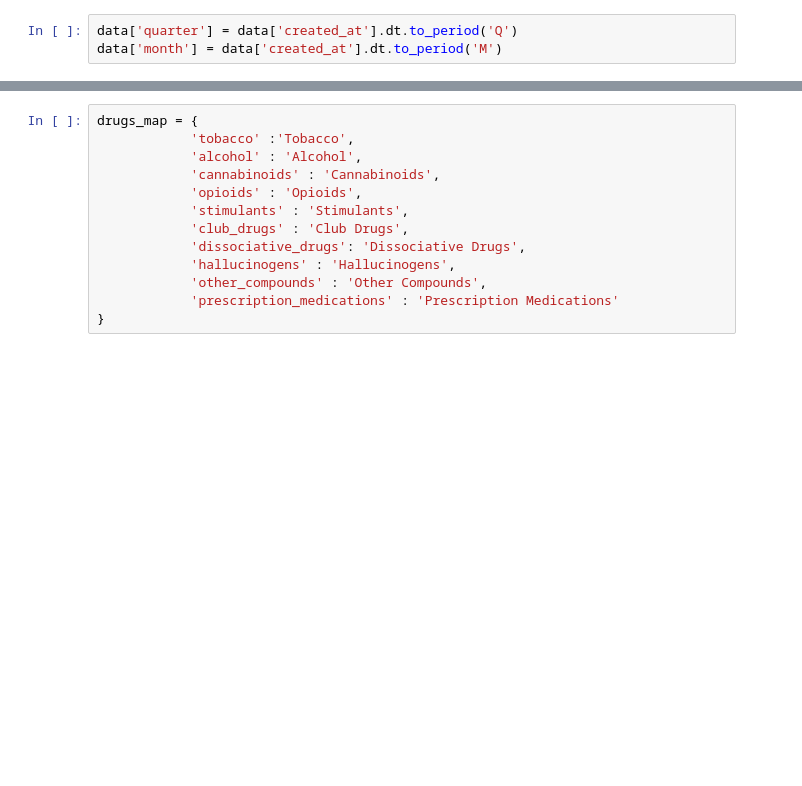
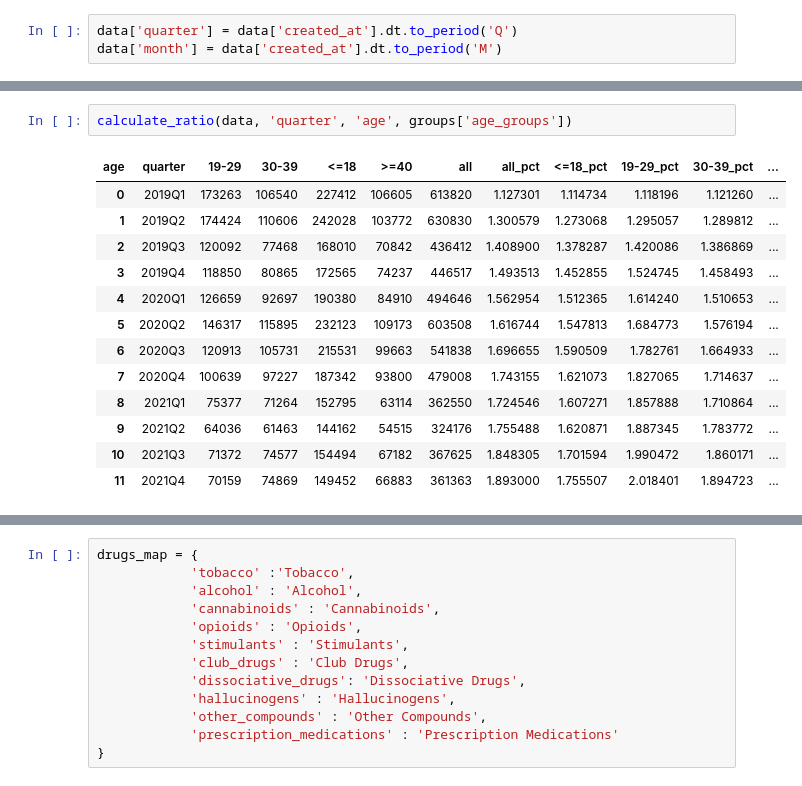
Before and after one commit to JulinaM/DemographicAnalysis, a Jupyter notebook: trend_analysis.ipynb, the cells around one changed output, grey strips where cells are left out. Cells and saved outputs as stored; diff of their text form; blank space fills up the shorter version.

```diff
--- a/trend_analysis.ipynb
+++ b/trend_analysis.ipynb
@@ -443 +485,17 @@ def prepare_grouped_data(data, period, columns, drug_type=None):
     return groups, grouped_data
+# %%
+calculate_ratio(data, 'quarter', 'age', groups['age_groups'])
+# %% [output]
+| age | quarter | 19-29 | 30-39 | <=18 | >=40 | all | all_pct | <=18_pct | 19-29_pct | 30-39_pct | ... |
+| 0 | 2019Q1 | 173263 | 106540 | 227412 | 106605 | 613820 | 1.127301 | 1.114734 | 1.118196 | 1.121260 | ... |
+| 1 | 2019Q2 | 174424 | 110606 | 242028 | 103772 | 630830 | 1.300579 | 1.273068 | 1.295057 | 1.289812 | ... |
+| 2 | 2019Q3 | 120092 | 77468 | 168010 | 70842 | 436412 | 1.408900 | 1.378287 | 1.420086 | 1.386869 | ... |
+| 3 | 2019Q4 | 118850 | 80865 | 172565 | 74237 | 446517 | 1.493513 | 1.452855 | 1.524745 | 1.458493 | ... |
+| 4 | 2020Q1 | 126659 | 92697 | 190380 | 84910 | 494646 | 1.562954 | 1.512365 | 1.614240 | 1.510653 | ... |
+| 5 | 2020Q2 | 146317 | 115895 | 232123 | 109173 | 603508 | 1.616744 | 1.547813 | 1.684773 | 1.576194 | ... |
+| 6 | 2020Q3 | 120913 | 105731 | 215531 | 99663 | 541838 | 1.696655 | 1.590509 | 1.782761 | 1.664933 | ... |
+| 7 | 2020Q4 | 100639 | 97227 | 187342 | 93800 | 479008 | 1.743155 | 1.621073 | 1.827065 | 1.714637 | ... |
+| 8 | 2021Q1 | 75377 | 71264 | 152795 | 63114 | 362550 | 1.724546 | 1.607271 | 1.857888 | 1.710864 | ... |
+| 9 | 2021Q2 | 64036 | 61463 | 144162 | 54515 | 324176 | 1.755488 | 1.620871 | 1.887345 | 1.783772 | ... |
+| 10 | 2021Q3 | 71372 | 74577 | 154494 | 67182 | 367625 | 1.848305 | 1.701594 | 1.990472 | 1.860171 | ... |
+| 11 | 2021Q4 | 70159 | 74869 | 149452 | 66883 | 361363 | 1.893000 | 1.755507 | 2.018401 | 1.894723 | ... |
```
Also changed, not shown: parts of 14 cells of this notebook.
